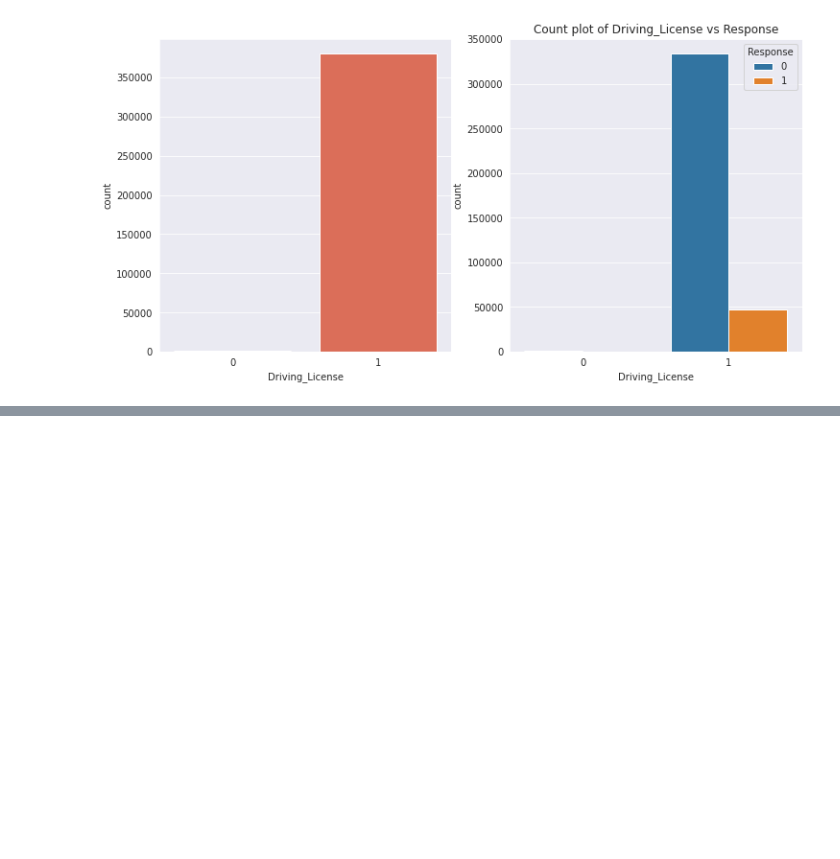
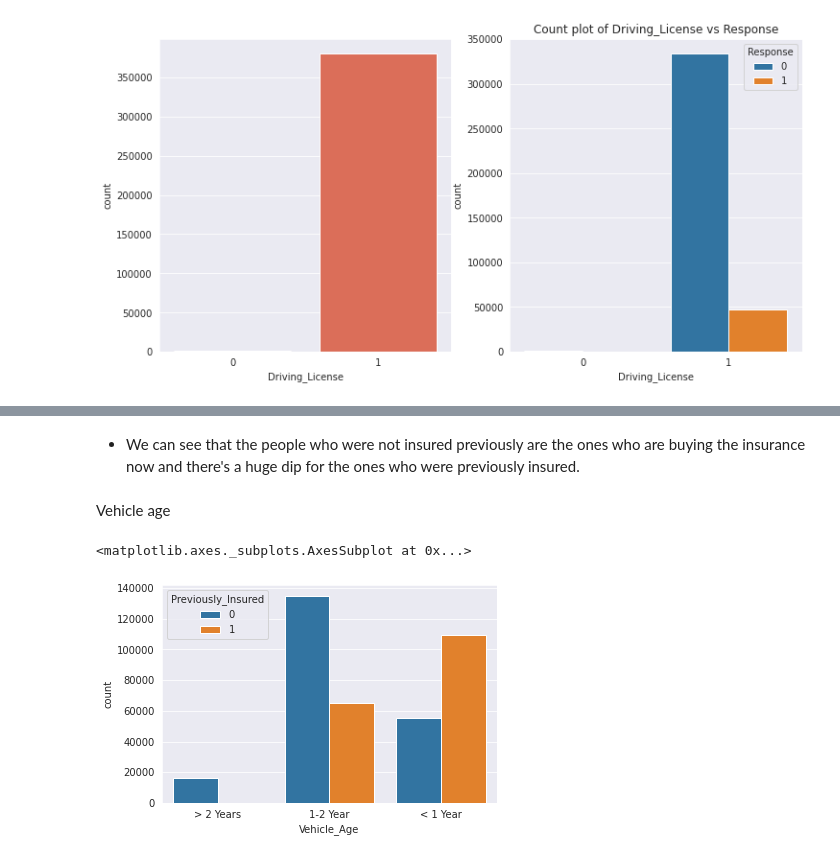
Before and after one commit to LikhithRam/Insurance-cross-sell, a Jupyter notebook: All_stars_ML_Health_insurance_cross_sell.ipynb, the cells around one changed output, grey strips where cells are left out. Drawn from its saved outputs; the diff is of its cells as text; code cells hidden in the pictures; blank space fills up the shorter version.

```diff
--- a/All_stars_ML_Health_insurance_cross_sell.ipynb
+++ b/All_stars_ML_Health_insurance_cross_sell.ipynb
@@ -254,0 +270,10 @@ Name: Driving_License, dtype: float64
+# %% [markdown]
+- We can see that the people who were not insured previously are the ones who are buying the insurance now and there's a huge dip for the ones who were previously insured.
+# %% [markdown]
+Vehicle age
+# %%
+#Checking the distribution of vehicle age along with previously insured
+sns.countplot(df["Vehicle_Age"],hue=df["Previously_Insured"])
+# %% [output]
+<matplotlib.axes._subplots.AxesSubplot at 0x...>
+[figure, added]
```
Also changed, not shown: parts of 12 cells of this notebook.
